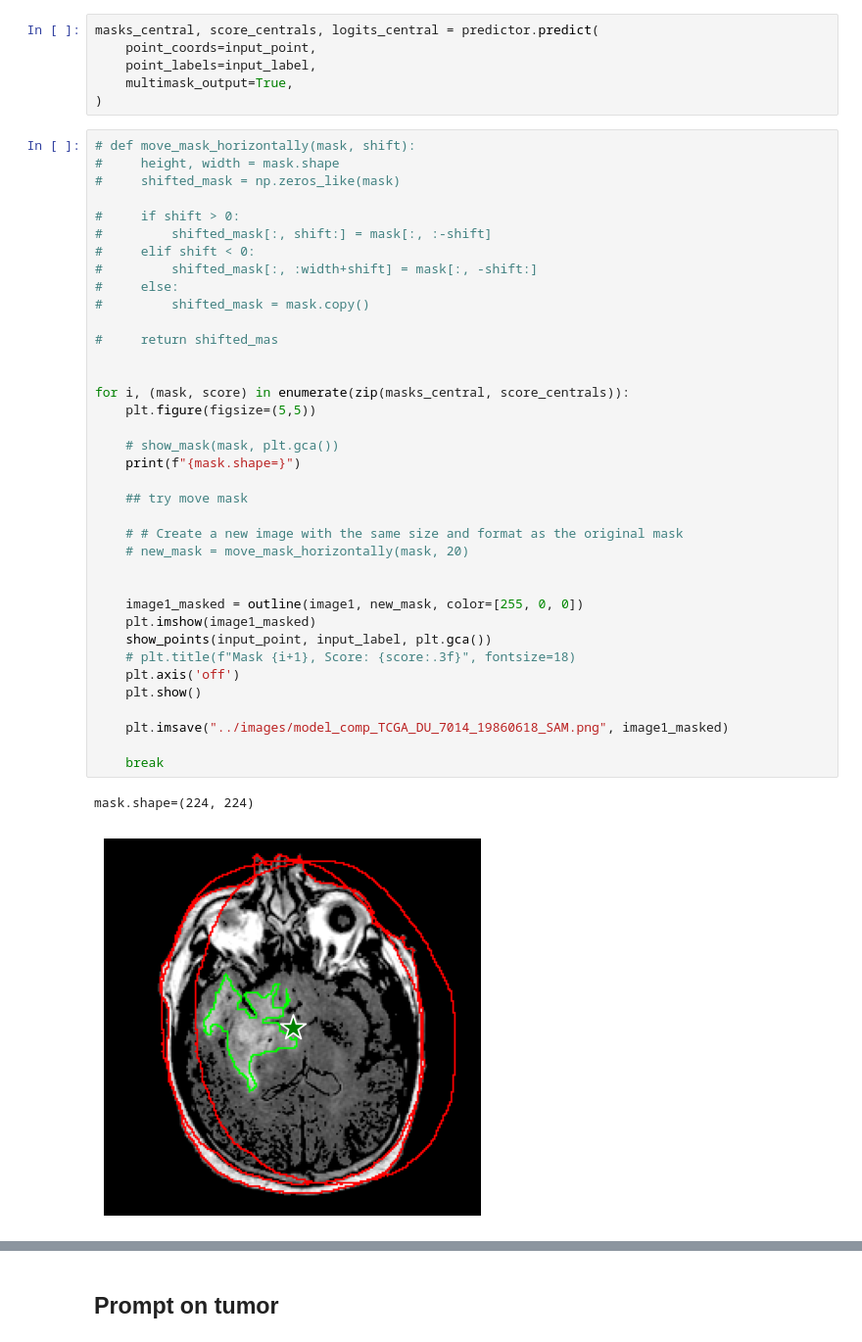
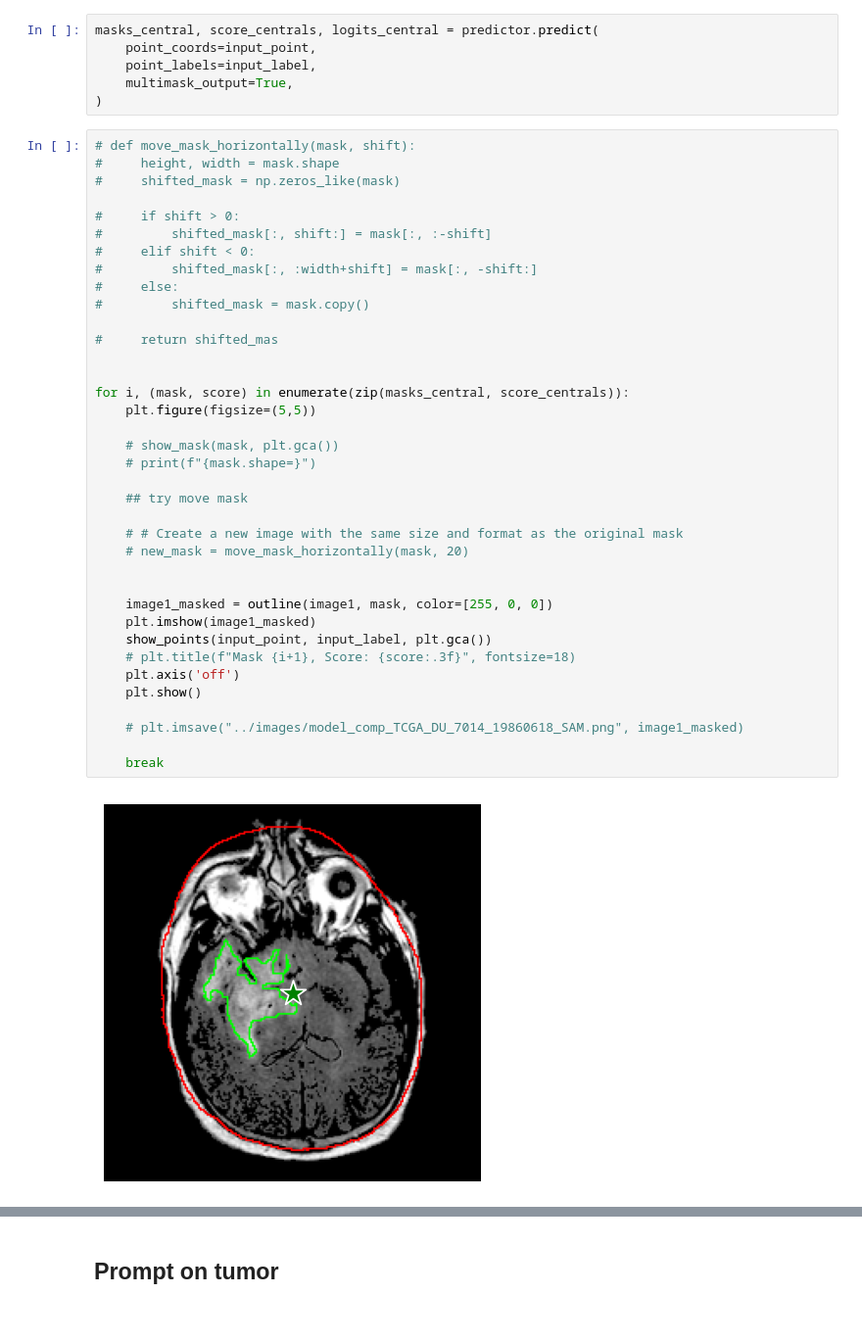
Before and after one commit to Jn-Huang/545_project_brain_segmentation, a Jupyter notebook: notebooks/save_SAM_result.ipynb, the cells around one changed output, grey strips where cells are left out. Shown at 98% size. Saved outputs shown, nothing was run; the diff lists cells and outputs as text.

```diff
--- a/notebooks/save_SAM_result.ipynb
+++ b/notebooks/save_SAM_result.ipynb
@@ -55,38 +62,37 @@ masks_central, score_centrals, logits_central = predictor.predict(
 #     if shift > 0:
 #         shifted_mask[:, shift:] = mask[:, :-shift]
 #     elif shift < 0:
 #         shifted_mask[:, :width+shift] = mask[:, -shift:]
 #     else:
 #         shifted_mask = mask.copy()
 
 #     return shifted_mas
 
 
 for i, (mask, score) in enumerate(zip(masks_central, score_centrals)):
     plt.figure(figsize=(5,5))
 
     # show_mask(mask, plt.gca())
-    print(f"{mask.shape=}")
+    # print(f"{mask.shape=}")
 
     ## try move mask
 
     # # Create a new image with the same size and format as the original mask
     # new_mask = move_mask_horizontally(mask, 20)
 
 
-    image1_masked = outline(image1, new_mask, color=[255, 0, 0])
+    image1_masked = outline(image1, mask, color=[255, 0, 0])
     plt.imshow(image1_masked)
     show_points(input_point, input_label, plt.gca())
     # plt.title(f"Mask {i+1}, Score: {score:.3f}", fontsize=18)
     plt.axis('off')
     plt.show()
 
-    plt.imsave("../images/model_comp_TCGA_DU_7014_19860618_SAM.png", image1_masked)
+    # plt.imsave("../images/model_comp_TCGA_DU_7014_19860618_SAM.png", image1_masked)
 
     break
 # %% [output]
-mask.shape=(224, 224)
-[figure, old version]
+[figure, new version]
 # %%
 predictor = SamPredictor(sam)
 predictor.set_image(image2)
```
Also changed, not shown: parts of 2 cells of this notebook, 8 other files.
